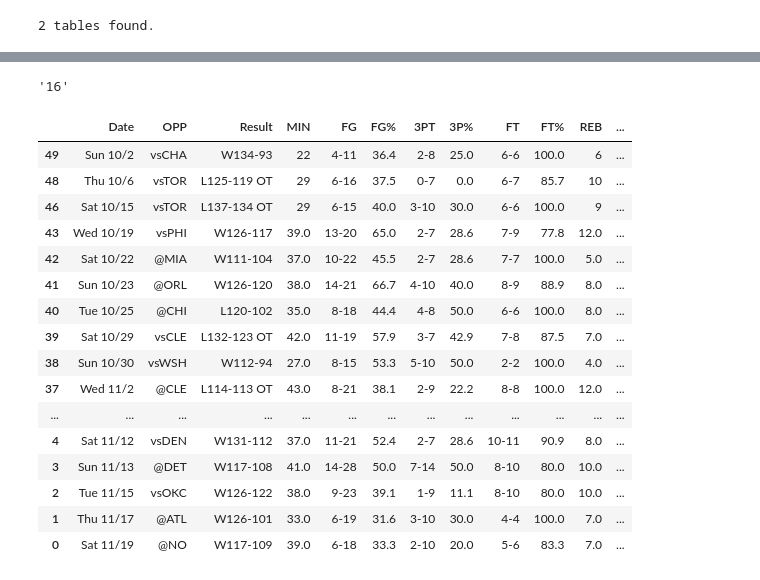
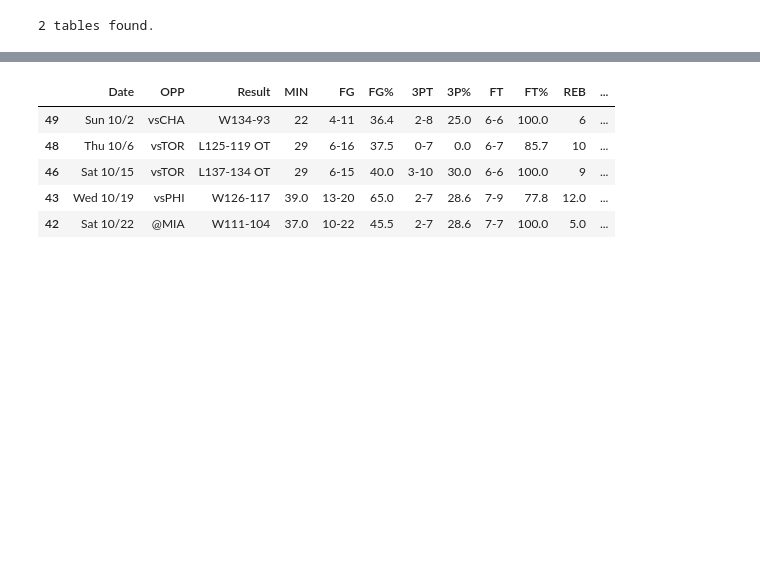
Before and after one commit to abzdel/FastAPI-on-AWS, a Jupyter notebook: model/train.ipynb, the cells around one changed output, grey strips where cells are left out. Saved outputs shown, nothing was run; the diff lists cells and outputs as text; code cells hidden in the pictures; blank space fills up the shorter version.

```diff
--- a/model/train.ipynb
+++ b/model/train.ipynb
@@ -67,4 +50,0 @@ See the caveats in the documentation: https://pandas.pydata.org/pandas-docs/stab
-# %%
-list(data_rev["PTS_last_game"].iloc[1:10])[0]
-# %% [output]
-'16'
@@ -71,20 +106,41 @@ list(data_rev["PTS_last_game"].iloc[1:10])[0]
+# %%
+# change some data types to speed up code later + enable pairplots and correlation heatmap
+
+#data_rev["MIN"] = data_rev["MIN"].astype("float")
+data_rev["PTS"] = data_rev["PTS"].astype("float")
+#data_rev["PTS_last_game"] = data_rev["PTS_last_game"].astype("float")
+#data_rev["min_last_game"] = data_rev["min_last_game"].astype("float")
+#data_rev["PTS_10"] = data_rev["PTS_10"].astype("float")
+# %%
+# function to take weekday out of date column in data_rev
+def get_weekday(date):
+    return date.split(" ")[1]
+
+# apply function to data_rev
+data_rev["gameday"] = data_rev["Date"].apply(lambda x: get_weekday(x))
+
+# function to add year to gameday column
+def add_year(gameday):
+    if int(gameday.split("/")).isin([10, 11, 12]):
+        return f"{gameday}/2022"
+    else:
+        return f"{gameday}/2021"
+
+# add year to gameday col
+data_rev["gameday"] = data_rev["gameday"].apply(lambda x: add_year(x))
+
+# convert date to datetime object
+data_rev["gameday"] = data_rev["gameday"].apply(lambda x: pd.to_datetime(x, format='%m/%d'))
+#df['Date'].dt.strftime('%b %d/%y')
+
+# function that takes date and determines whether it's a back-to-back
+#def back_to_back(date):
 # %%
-data_rev
+data_rev.head()
 # %% [output]
 |  | Date | OPP | Result | MIN | FG | FG% | 3PT | 3P% | FT | FT% | REB | ... |
 | 49 | Sun 10/2 | vsCHA | W134-93 | 22 | 4-11 | 36.4 | 2-8 | 25.0 | 6-6 | 100.0 | 6 | ... |
 | 48 | Thu 10/6 | vsTOR | L125-119 OT | 29 | 6-16 | 37.5 | 0-7 | 0.0 | 6-7 | 85.7 | 10 | ... |
 | 46 | Sat 10/15 | vsTOR | L137-134 OT | 29 | 6-15 | 40.0 | 3-10 | 30.0 | 6-6 | 100.0 | 9 | ... |
 | 43 | Wed 10/19 | vsPHI | W126-117 | 39.0 | 13-20 | 65.0 | 2-7 | 28.6 | 7-9 | 77.8 | 12.0 | ... |
 | 42 | Sat 10/22 | @MIA | W111-104 | 37.0 | 10-22 | 45.5 | 2-7 | 28.6 | 7-7 | 100.0 | 5.0 | ... |
-| 41 | Sun 10/23 | @ORL | W126-120 | 38.0 | 14-21 | 66.7 | 4-10 | 40.0 | 8-9 | 88.9 | 8.0 | ... |
-| 40 | Tue 10/25 | @CHI | L120-102 | 35.0 | 8-18 | 44.4 | 4-8 | 50.0 | 6-6 | 100.0 | 8.0 | ... |
-| 39 | Sat 10/29 | vsCLE | L132-123 OT | 42.0 | 11-19 | 57.9 | 3-7 | 42.9 | 7-8 | 87.5 | 7.0 | ... |
-| 38 | Sun 10/30 | vsWSH | W112-94 | 27.0 | 8-15 | 53.3 | 5-10 | 50.0 | 2-2 | 100.0 | 4.0 | ... |
-| 37 | Wed 11/2 | @CLE | L114-113 OT | 43.0 | 8-21 | 38.1 | 2-9 | 22.2 | 8-8 | 100.0 | 12.0 | ... |
-| ... | ... | ... | ... | ... | ... | ... | ... | ... | ... | ... | ... | ... |
-| 4 | Sat 11/12 | vsDEN | W131-112 | 37.0 | 11-21 | 52.4 | 2-7 | 28.6 | 10-11 | 90.9 | 8.0 | ... |
-| 3 | Sun 11/13 | @DET | W117-108 | 41.0 | 14-28 | 50.0 | 7-14 | 50.0 | 8-10 | 80.0 | 10.0 | ... |
-| 2 | Tue 11/15 | vsOKC | W126-122 | 38.0 | 9-23 | 39.1 | 1-9 | 11.1 | 8-10 | 80.0 | 10.0 | ... |
-| 1 | Thu 11/17 | @ATL | W126-101 | 33.0 | 6-19 | 31.6 | 3-10 | 30.0 | 4-4 | 100.0 | 7.0 | ... |
-| 0 | Sat 11/19 | @NO | W117-109 | 39.0 | 6-18 | 33.3 | 2-10 | 20.0 | 5-6 | 83.3 | 7.0 | ... |
```
Also changed, not shown: parts of 25 cells of this notebook, 1 other file.
